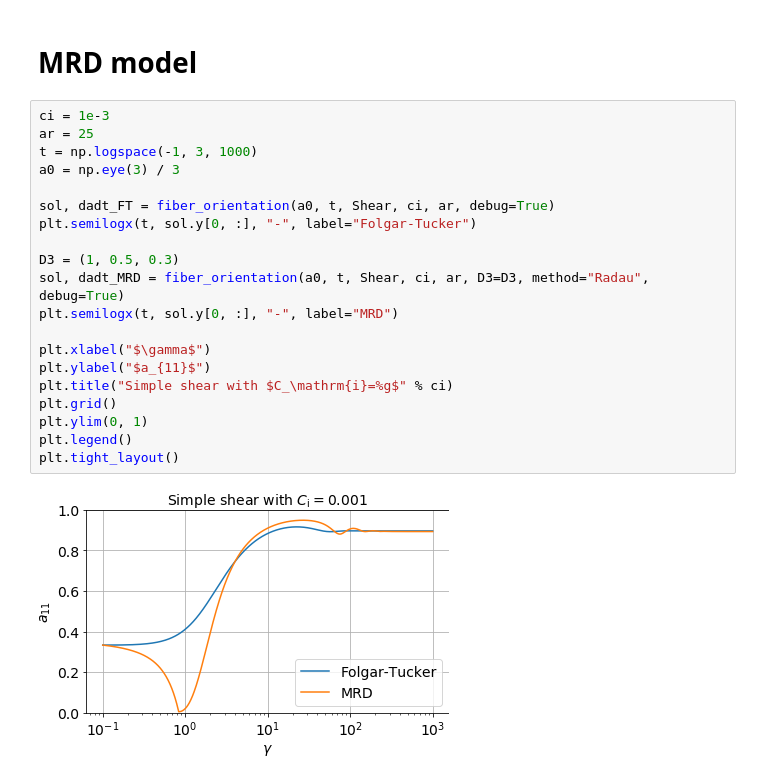
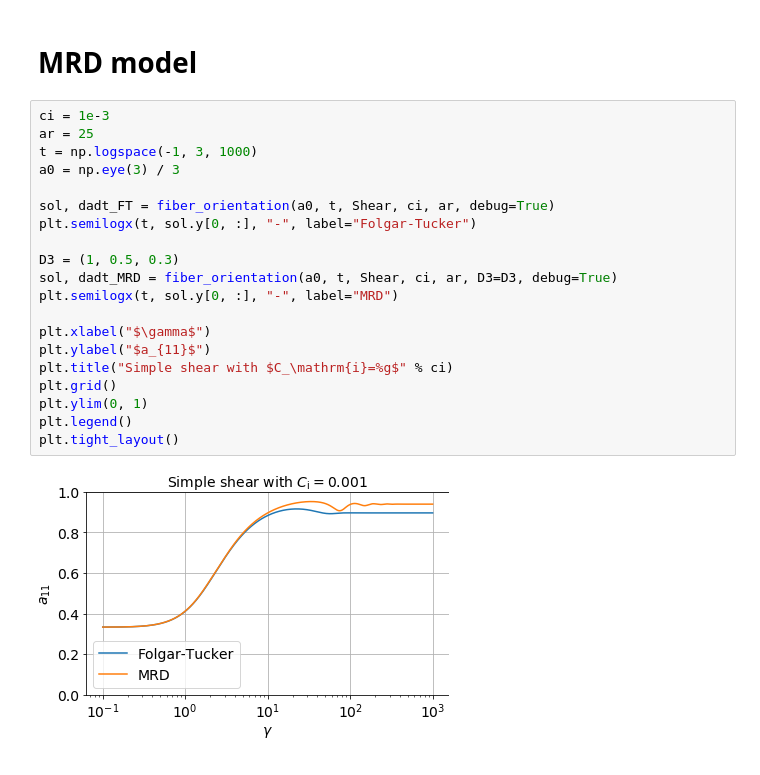
Before and after one commit to tianyikillua/fiberpy, a Jupyter notebook: examples/orientation.ipynb, the cells around one changed output. Saved outputs shown, nothing was run; the diff lists cells and outputs as text.

```diff
--- a/examples/orientation.ipynb
+++ b/examples/orientation.ipynb
@@ -184,22 +186,22 @@ plt.tight_layout()
 # %%
 ci = 1e-3
 ar = 25
 t = np.logspace(-1, 3, 1000)
 a0 = np.eye(3) / 3
 
 sol, dadt_FT = fiber_orientation(a0, t, Shear, ci, ar, debug=True)
 plt.semilogx(t, sol.y[0, :], "-", label="Folgar-Tucker")
 
 D3 = (1, 0.5, 0.3)
-sol, dadt_MRD = fiber_orientation(a0, t, Shear, ci, ar, D3=D3, method="Radau", debug=True)
+sol, dadt_MRD = fiber_orientation(a0, t, Shear, ci, ar, D3=D3, debug=True)
 plt.semilogx(t, sol.y[0, :], "-", label="MRD")
 
 plt.xlabel("$\gamma$")
 plt.ylabel("$a_{11}$")
 plt.title("Simple shear with $C_\mathrm{i}=%g$" % ci)
 plt.grid()
 plt.ylim(0, 1)
 plt.legend()
 plt.tight_layout()
 # %% [output]
-[figure, old version]
+[figure, new version]
```
Also changed, not shown: parts of 8 cells of this notebook, 2 other files.
